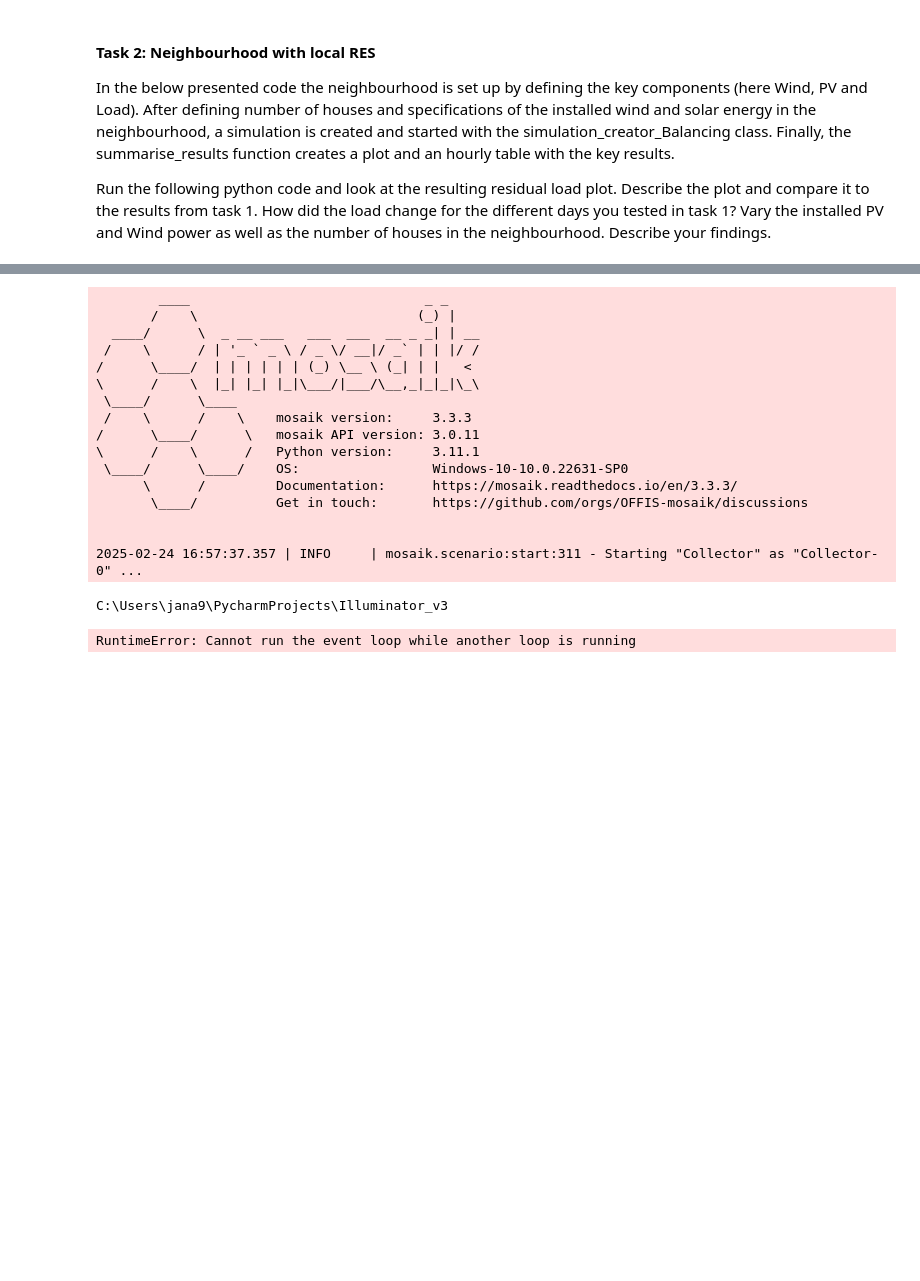
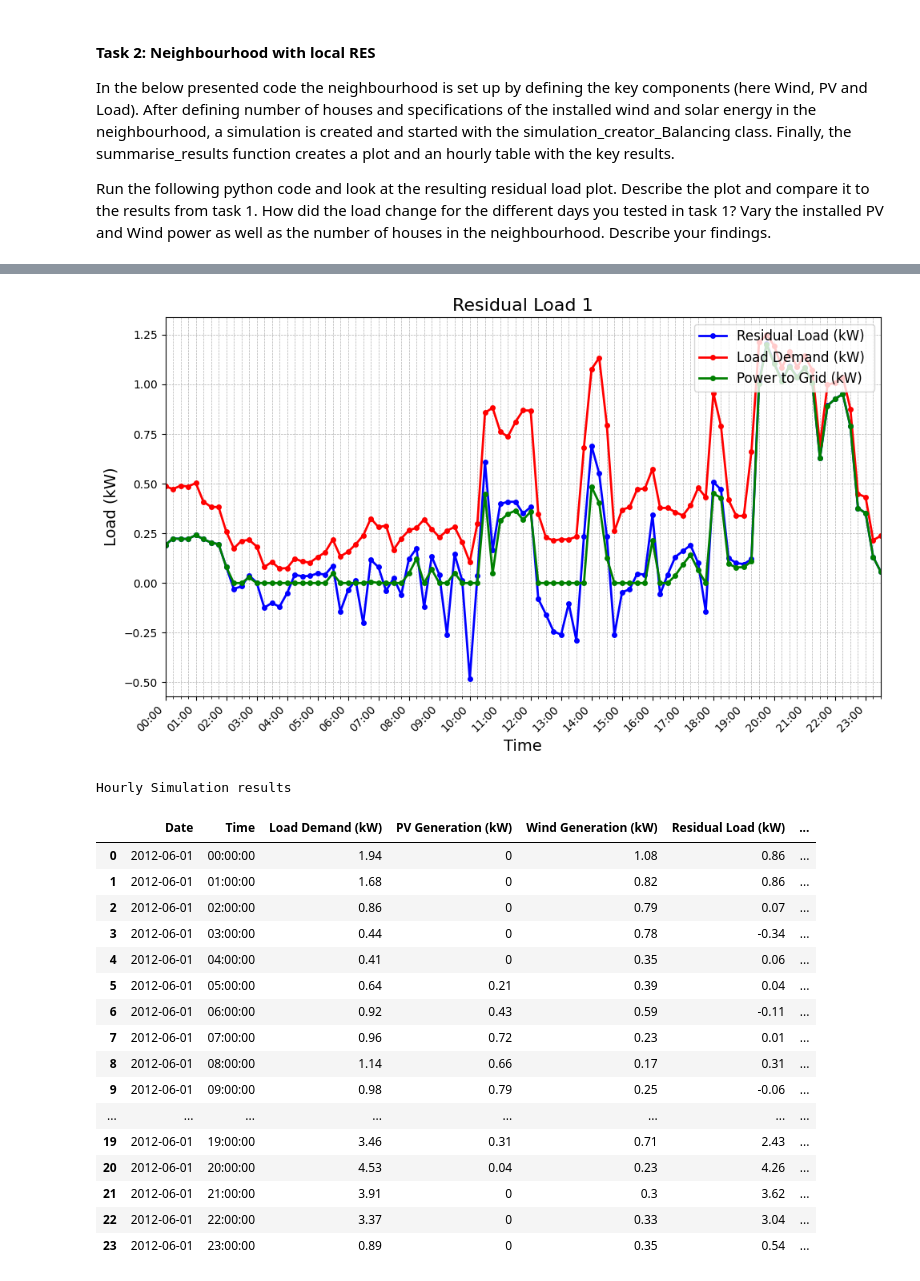
Before and after one commit to Illuminator-team/Illuminator, a Jupyter notebook: examples/Tutorial1/tutorial_power_balance.ipynb, the cells around one changed output, grey strips where cells are left out. Saved outputs shown, nothing was run; the diff lists cells and outputs as text; code cells hidden in the pictures; blank space fills up the shorter version.

```diff
--- a/examples/Tutorial1/tutorial_power_balance.ipynb
+++ b/examples/Tutorial1/tutorial_power_balance.ipynb
@@ -117,29 +142,22 @@ RuntimeError: Cannot run the event loop while another loop is running
-# %%
-# This is the test with the normal Tutorial 1 yaml
-
-CONFIG_FILE = 'Tutorial_1.yaml'
-simulation = Simulation(CONFIG_FILE)
-simulation.set_model_param(model_name='CSVload', parameter='file_path', value='data/load_data.txt')
-simulation.set_model_param(model_name='CSV_pv', parameter='file_path', value='data/pv_data_Rotterdam_NL-15min.txt')
-simulation.set_model_param(model_name='CSV_wind', parameter='file_path', value='data/winddata_NL.txt')
-
-simulation.run()
-# %% [output]
-        ____                              _ _
-       /    \                            (_) |
-  ____/      \  _ __ ___   ___  ___  __ _ _| | __
- /    \      / | '_ ` _ \ / _ \/ __|/ _` | | |/ /
-/      \____/  | | | | | | (_) \__ \ (_| | |   <
-\      /    \  |_| |_| |_|\___/|___/\__,_|_|_|\_\
- \____/      \____
- /    \      /    \    mosaik version:     3.3.3
-/      \____/      \   mosaik API version: 3.0.11
-\      /    \      /   Python version:     3.11.1
- \____/      \____/    OS:                 Windows-10-10.0.22631-SP0
-      \      /         Documentation:      https://mosaik.readthedocs.io/en/3.3.3/
-       \____/          Get in touch:       https://github.com/orgs/OFFIS-mosaik/discussions
-
-
-2025-02-24 16:57:37.357 | INFO     | mosaik.scenario:start:311 - Starting "Collector" as "Collector-0" ...
-C:\Users\jana9\PycharmProjects\Illuminator_v3
-RuntimeError: Cannot run the event loop while another loop is running
+# %%
+functions_T1.summarize_results('./out_Tutorial_Power_Balance_b.csv', battery_active = True)
+# %% [output]
+[figure, added]
+Hourly Simulation results
+|  | Date | Time | Load Demand (kW) | PV Generation (kW) | Wind Generation (kW) | Residual Load (kW) | ... |
+| 0 | 2012-06-01 | 00:00:00 | 1.94 | 0 | 1.08 | 0.86 | ... |
+| 1 | 2012-06-01 | 01:00:00 | 1.68 | 0 | 0.82 | 0.86 | ... |
+| 2 | 2012-06-01 | 02:00:00 | 0.86 | 0 | 0.79 | 0.07 | ... |
+| 3 | 2012-06-01 | 03:00:00 | 0.44 | 0 | 0.78 | -0.34 | ... |
+| 4 | 2012-06-01 | 04:00:00 | 0.41 | 0 | 0.35 | 0.06 | ... |
+| 5 | 2012-06-01 | 05:00:00 | 0.64 | 0.21 | 0.39 | 0.04 | ... |
+| 6 | 2012-06-01 | 06:00:00 | 0.92 | 0.43 | 0.59 | -0.11 | ... |
+| 7 | 2012-06-01 | 07:00:00 | 0.96 | 0.72 | 0.23 | 0.01 | ... |
+| 8 | 2012-06-01 | 08:00:00 | 1.14 | 0.66 | 0.17 | 0.31 | ... |
+| 9 | 2012-06-01 | 09:00:00 | 0.98 | 0.79 | 0.25 | -0.06 | ... |
+| ... | ... | ... | ... | ... | ... | ... | ... |
+| 19 | 2012-06-01 | 19:00:00 | 3.46 | 0.31 | 0.71 | 2.43 | ... |
+| 20 | 2012-06-01 | 20:00:00 | 4.53 | 0.04 | 0.23 | 4.26 | ... |
+| 21 | 2012-06-01 | 21:00:00 | 3.91 | 0 | 0.3 | 3.62 | ... |
+| 22 | 2012-06-01 | 22:00:00 | 3.37 | 0 | 0.33 | 3.04 | ... |
+| 23 | 2012-06-01 | 23:00:00 | 0.89 | 0 | 0.35 | 0.54 | ... |
```
Also changed, not shown: parts of 7 cells of this notebook, 4 other files.
